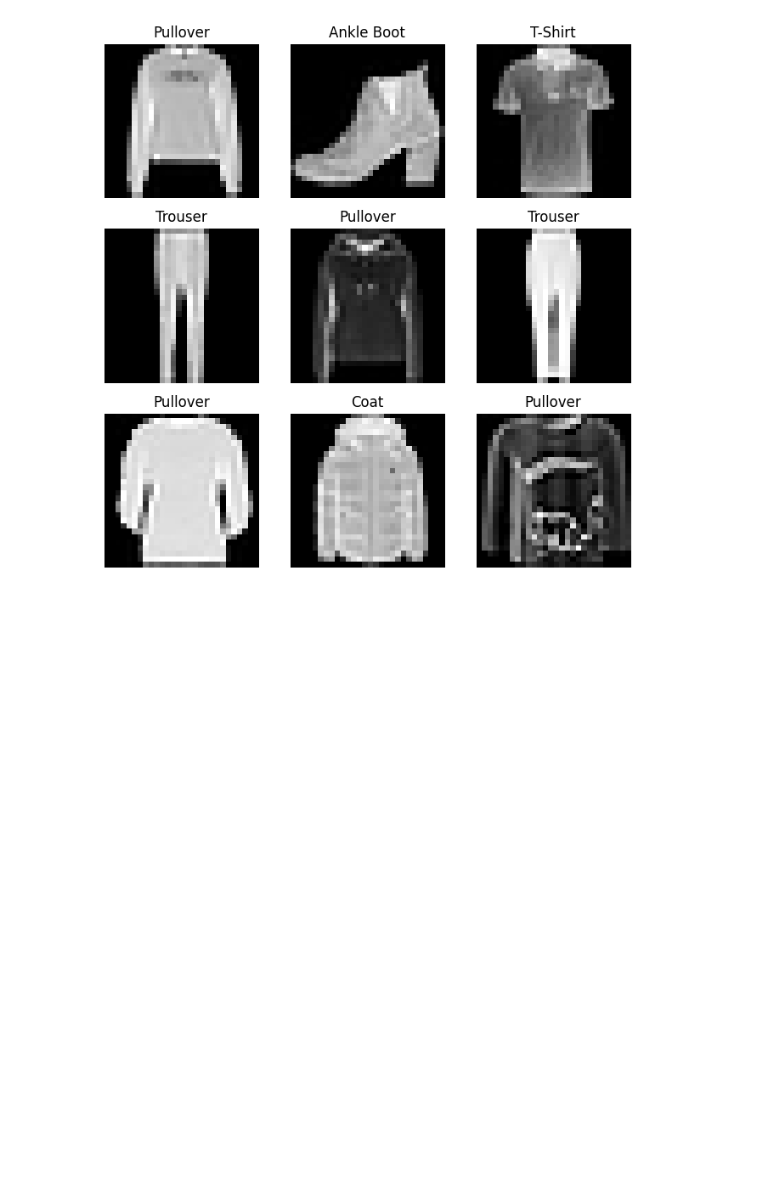
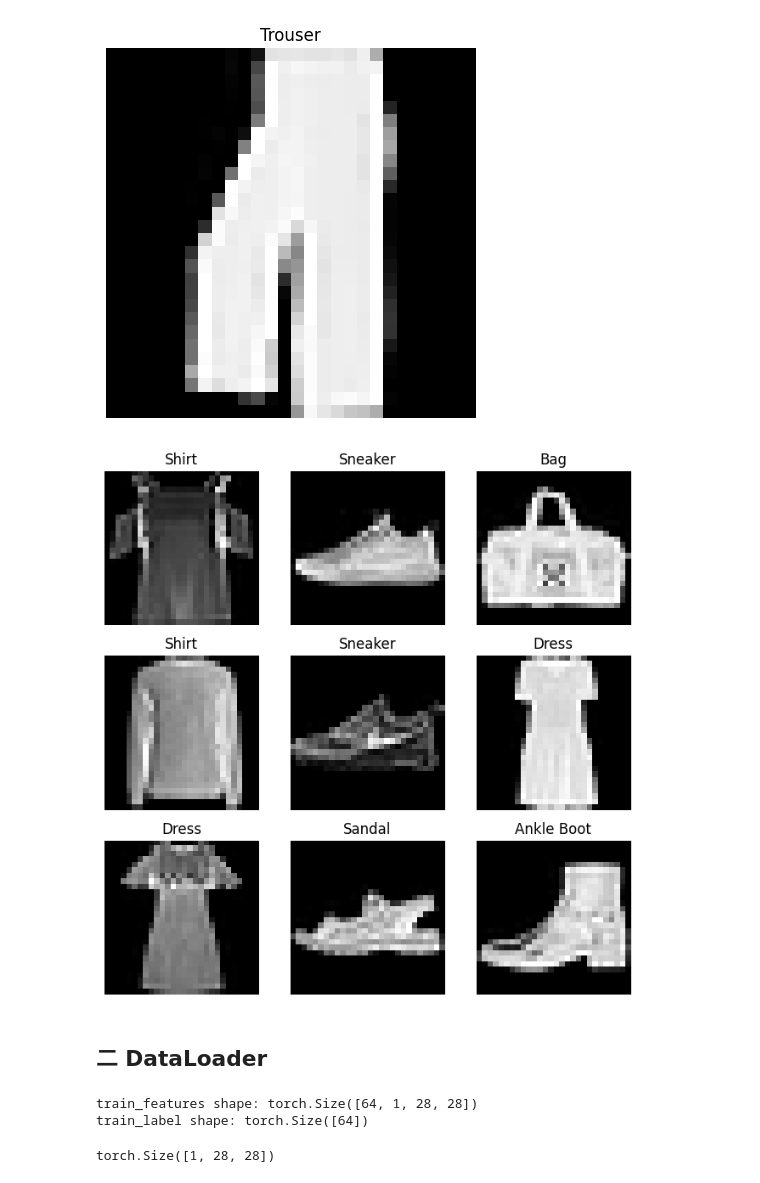
Before and after one commit to FutureAI-X/PyTorch-cookbook, a Jupyter notebook: data_handle/load_fashion_mnist.ipynb, the cells around one changed output. Cells and saved outputs as stored; diff of their text form; code cells hidden in the pictures; blank space fills up the shorter version.

```diff
--- a/data_handle/load_fashion_mnist.ipynb
+++ b/data_handle/load_fashion_mnist.ipynb
@@ -26,16 +36,14 @@ test_data = datasets.FashionMNIST(
+# %%
+sample_idx = torch.randint(len(training_data), size=(1,)).item()
+img, label = training_data[sample_idx]
+plt.title(labels_map[label])
+plt.axis("off")
+plt.imshow(img.squeeze(), cmap="gray")
+plt.show()
+# %% [output]
+[figure, added]
 # %%
-labels_map = {
-    0: "T-Shirt",
-    1: "Trouser",
-    2: "Pullover",
-    3: "Dress",
-    4: "Coat",
-    5: "Sandal",
-    6: "Shirt",
-    7: "Sneaker",
-    8: "Bag",
-    9: "Ankle Boot",
-}
+
 figure = plt.figure(figsize=(8, 8))
 cols, rows = 3, 3
 for i in range(1, cols * rows + 1):
@@ -47,4 +55,6 @@ for i in range(1, cols * rows + 1):
     plt.imshow(img.squeeze(), cmap="gray")
 plt.show()
 # %% [output]
-[figure, old version]
+[figure, new version]
+# %% [markdown]
+## 二 DataLoader
@@ -50,0 +64,11 @@ plt.show()
+# %%
+train_features, train_label = next(iter(train_dataloader))
+print(f"train_features shape: {train_features.shape}")
+print(f"train_label shape: {train_label.shape}")
+# %% [output]
+train_features shape: torch.Size([64, 1, 28, 28])
+train_label shape: torch.Size([64])
+# %%
+train_features[0].shape
+# %% [output]
+torch.Size([1, 28, 28])
```
Also changed, not shown: parts of 7 cells of this notebook, 9 other files.
